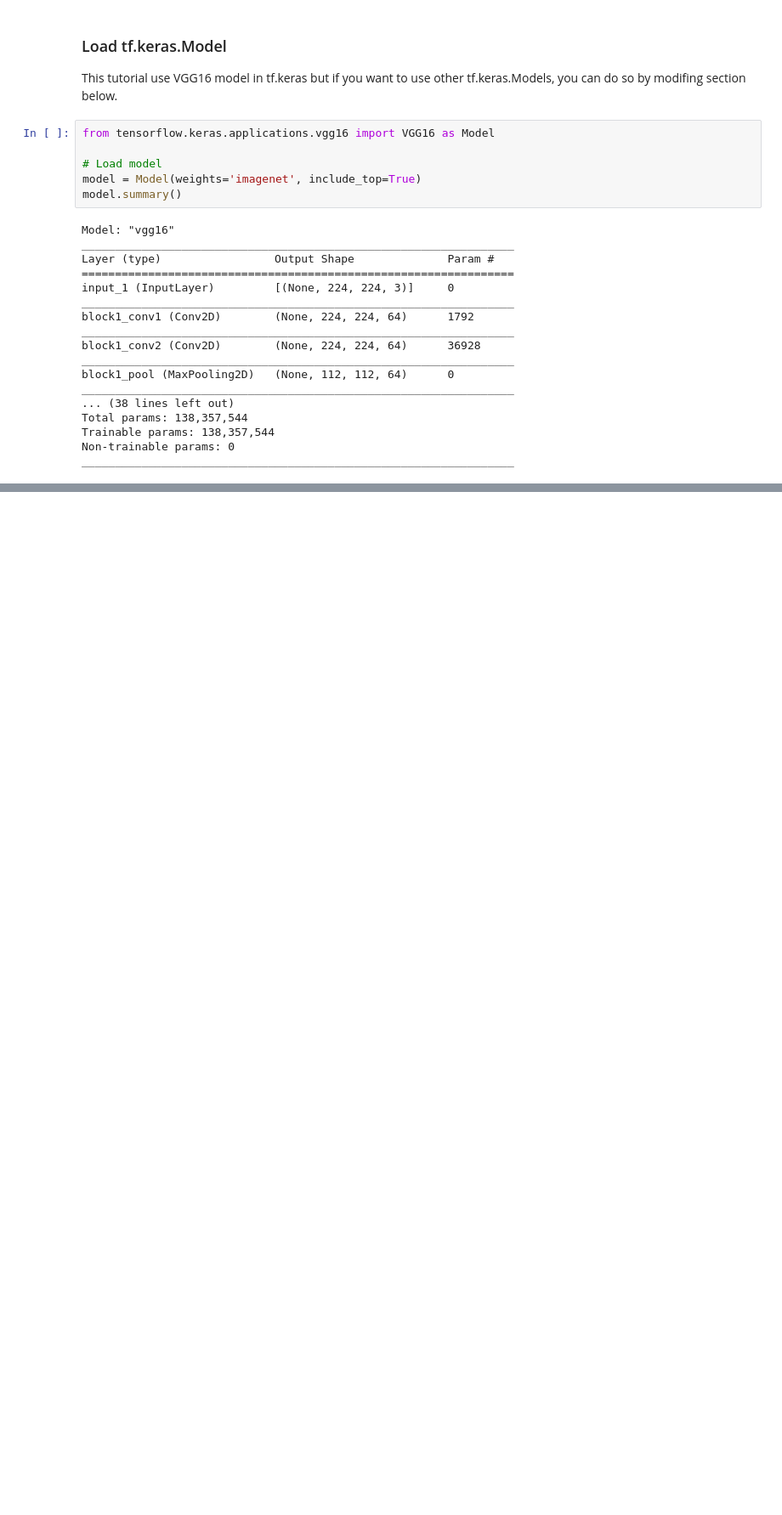
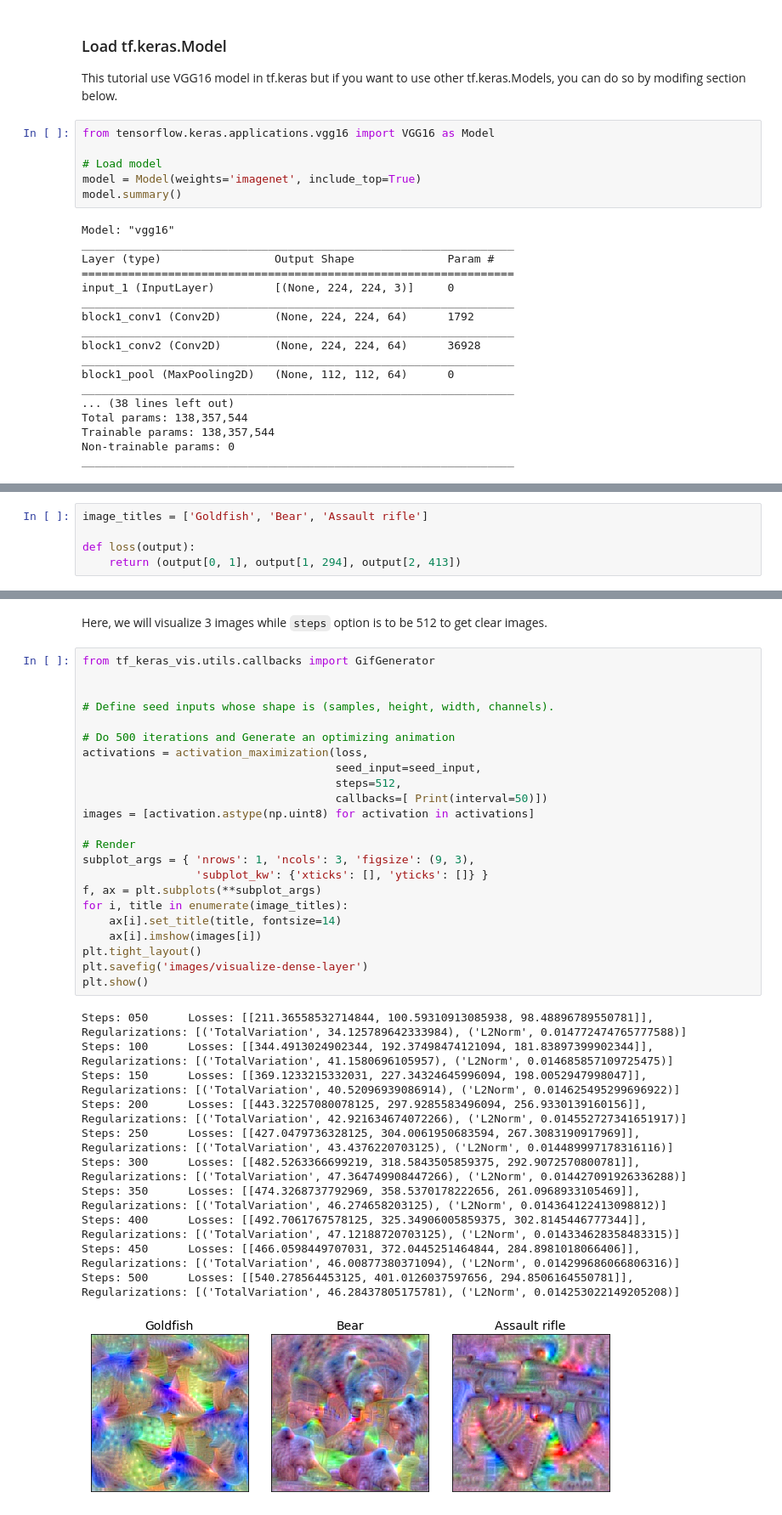
Before and after one commit to keisen/tf-keras-vis, a Jupyter notebook: examples/visualize_dense_layer.ipynb, the cells around one changed output, grey strips where cells are left out. Shown at 85% size. Cells and saved outputs as stored; diff of their text form; blank space fills up the shorter version.

```diff
--- a/examples/visualize_dense_layer.ipynb
+++ b/examples/visualize_dense_layer.ipynb
@@ -107,0 +110,5 @@ HTML('<img src="./images/activation_maximization.0.gif">')
+# %%
+image_titles = ['Goldfish', 'Bear', 'Assault rifle']
+
+def loss(output):
+    return (output[0, 1], output[1, 294], output[2, 413])
@@ -107,0 +121,37 @@ HTML('<img src="./images/activation_maximization.0.gif">')
+# %% [markdown]
+Here, we will visualize 3 images while `steps` option is to be 512 to get clear images.
+# %%
+from tf_keras_vis.utils.callbacks import GifGenerator
+
+
+# Define seed inputs whose shape is (samples, height, width, channels).
+
+# Do 500 iterations and Generate an optimizing animation
+activations = activation_maximization(loss,
+                                      seed_input=seed_input,
+                                      steps=512,
+                                      callbacks=[ Print(interval=50)])
+images = [activation.astype(np.uint8) for activation in activations]
+
+# Render
+subplot_args = { 'nrows': 1, 'ncols': 3, 'figsize': (9, 3),
+                 'subplot_kw': {'xticks': [], 'yticks': []} }
+f, ax = plt.subplots(**subplot_args)
+for i, title in enumerate(image_titles):
+    ax[i].set_title(title, fontsize=14)
+    ax[i].imshow(images[i])
+plt.tight_layout()
+plt.savefig('images/visualize-dense-layer')
+plt.show()
+# %% [output]
+Steps: 050      Losses: [[211.36558532714844, 100.59310913085938, 98.48896789550781]],  Regularizations: [('TotalVariation', 34.125789642333984), ('L2Norm', 0.014772474765777588)]
+Steps: 100      Losses: [[344.4913024902344, 192.37498474121094, 181.83897399902344]],  Regularizations: [('TotalVariation', 41.1580696105957), ('L2Norm', 0.014685857109725475)]
+Steps: 150      Losses: [[369.1233215332031, 227.34324645996094, 198.0052947998047]],   Regularizations: [('TotalVariation', 40.52096939086914), ('L2Norm', 0.014625495299696922)]
+Steps: 200      Losses: [[443.32257080078125, 297.9285583496094, 256.9330139160156]],   Regularizations: [('TotalVariation', 42.921634674072266), ('L2Norm', 0.014552727341651917)]
+Steps: 250      Losses: [[427.0479736328125, 304.0061950683594, 267.3083190917969]],    Regularizations: [('TotalVariation', 43.4376220703125), ('L2Norm', 0.014489997178316116)]
+Steps: 300      Losses: [[482.5263366699219, 318.5843505859375, 292.9072570800781]],    Regularizations: [('TotalVariation', 47.364749908447266), ('L2Norm', 0.014427091926336288)]
+Steps: 350      Losses: [[474.3268737792969, 358.5370178222656, 261.0968933105469]],    Regularizations: [('TotalVariation', 46.274658203125), ('L2Norm', 0.014364122413098812)]
+Steps: 400      Losses: [[492.7061767578125, 325.34906005859375, 302.8145446777344]],   Regularizations: [('TotalVariation', 47.12188720703125), ('L2Norm', 0.014334628358483315)]
+Steps: 450      Losses: [[466.0598449707031, 372.0445251464844, 284.8981018066406]],    Regularizations: [('TotalVariation', 46.00877380371094), ('L2Norm', 0.014299686066806316)]
+Steps: 500      Losses: [[540.278564453125, 401.0126037597656, 294.8506164550781]],     Regularizations: [('TotalVariation', 46.28437805175781), ('L2Norm', 0.014253022149205208)]
+[figure, added]
```
Also changed, not shown: parts of 21 cells of this notebook, 9 other files.
